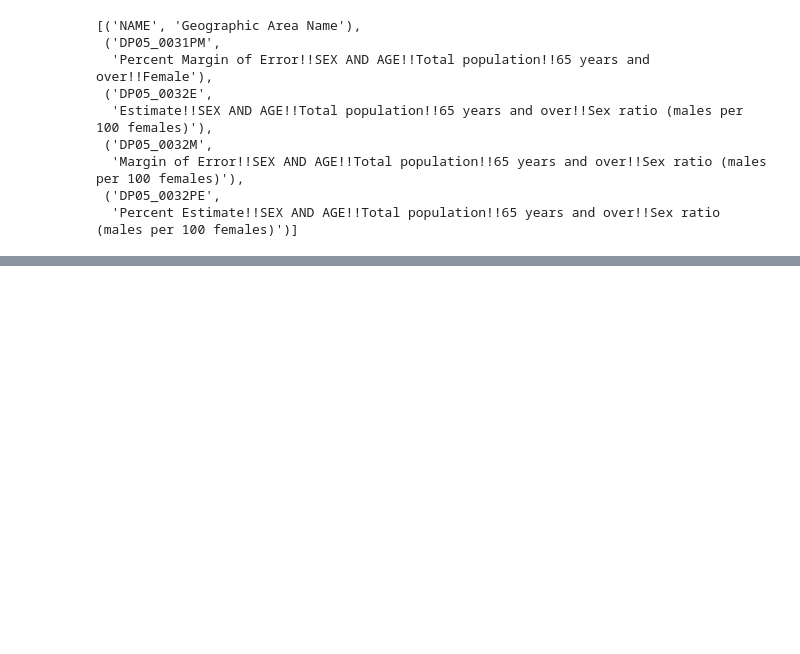
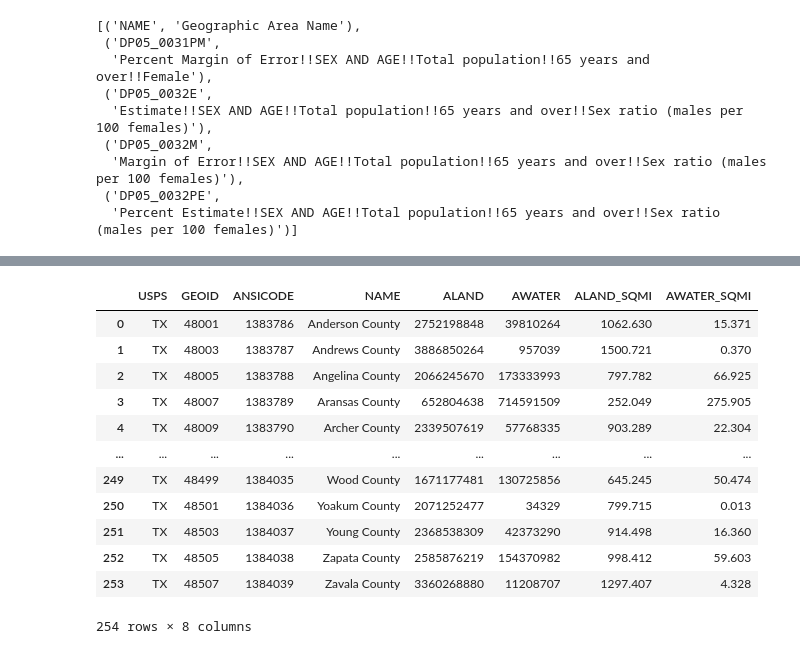
Before and after one commit to cxclark/covid19-analysis, a Jupyter notebook: 01_census_api_data_collection.ipynb, the cells around one changed output, grey strips where cells are left out. Cells and saved outputs as stored; diff of their text form; code cells hidden in the pictures; blank space fills up the shorter version.

```diff
--- a/01_census_api_data_collection.ipynb
+++ b/01_census_api_data_collection.ipynb
@@ -331,0 +260,21 @@ df.to_csv('./data/dp05_with_headers.csv')
+# %%
+# Read in land data as dataframe.
+land = pd.read_csv('./data/tx_area.csv')
+
+# 'ALAND' is in square meters.
+# To convert square meters to square miles, divide by 2_589_988.
+land
+# %% [output]
+|  | USPS | GEOID | ANSICODE | NAME | ALAND | AWATER | ALAND_SQMI | AWATER_SQMI |
+| 0 | TX | 48001 | 1383786 | Anderson County | 2752198848 | 39810264 | 1062.630 | 15.371 |
+| 1 | TX | 48003 | 1383787 | Andrews County | 3886850264 | 957039 | 1500.721 | 0.370 |
+| 2 | TX | 48005 | 1383788 | Angelina County | 2066245670 | 173333993 | 797.782 | 66.925 |
+| 3 | TX | 48007 | 1383789 | Aransas County | 652804638 | 714591509 | 252.049 | 275.905 |
+| 4 | TX | 48009 | 1383790 | Archer County | 2339507619 | 57768335 | 903.289 | 22.304 |
+| ... | ... | ... | ... | ... | ... | ... | ... | ... |
+| 249 | TX | 48499 | 1384035 | Wood County | 1671177481 | 130725856 | 645.245 | 50.474 |
+| 250 | TX | 48501 | 1384036 | Yoakum County | 2071252477 | 34329 | 799.715 | 0.013 |
+| 251 | TX | 48503 | 1384037 | Young County | 2368538309 | 42373290 | 914.498 | 16.360 |
+| 252 | TX | 48505 | 1384038 | Zapata County | 2585876219 | 154370982 | 998.412 | 59.603 |
+| 253 | TX | 48507 | 1384039 | Zavala County | 3360268880 | 11208707 | 1297.407 | 4.328 |
+254 rows × 8 columns
```
Also changed, not shown: parts of 31 cells of this notebook, 18 other files.
